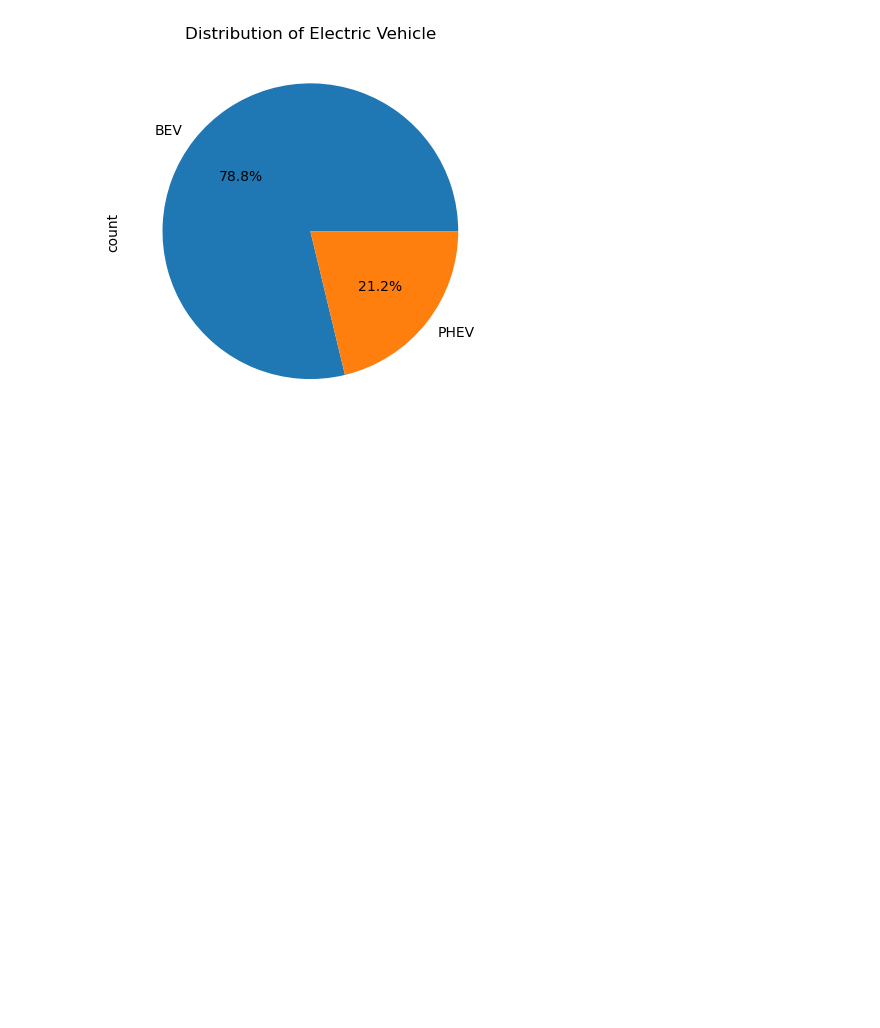
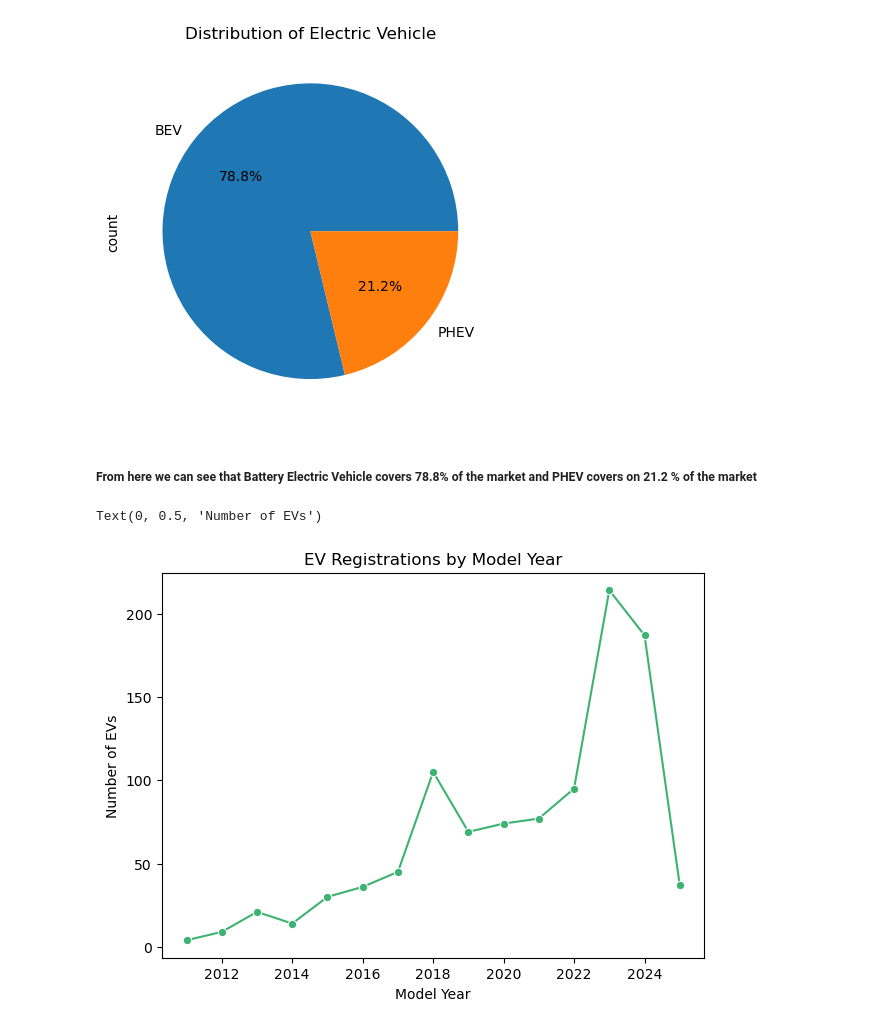
Before and after one commit to rahulbora-45/projectFirst, a Jupyter notebook: ProjectPython.ipynb, the cells around one changed output. Drawn from its saved outputs; the diff is of its cells as text; code cells hidden in the pictures; blank space fills up the shorter version.

Commit message:
Updated Visualization

```diff
--- a/ProjectPython.ipynb
+++ b/ProjectPython.ipynb
@@ -98,10 +99,10 @@ Electric Utility                                     0
 2020 Census Tract                                    0
 dtype: int64
 # %%
-df['Electric Range']=df['Electric Range'].fillna(df['Electric Range'].median())
-df['Base MSRP']=df['Base MSRP'].fillna(df['Base MSRP'].median())
-df.dropna(subset=['Legislative District'],inplace =True)
-df.dropna(subset=['Vehicle Location'],inplace=True)
+# df['Electric Range']=df['Electric Range'].fillna(df['Electric Range'].median())
+# df['Base MSRP']=df['Base MSRP'].fillna(df['Base MSRP'].median())
+# df.dropna(subset=['Legislative District'],inplace =True)
+# df.dropna(subset=['Vehicle Location'],inplace=True)
 # %%
 df.isnull().sum()
 # %% [output]
@@ -160,5 +163,16 @@ plt.title("Distribution of Electric Vehicle")
 # %% [output]
 Text(0.5, 1.0, 'Distribution of Electric Vehicle')
 [figure]
+# %% [markdown]
+##### From here we can see that Battery Electric Vehicle covers 78.8% of the market and PHEV covers on 21.2 % of the market
 # %%
-plt.show()
+# Group by Model Year and count
+model_year_counts = df.groupby('Model Year').size().reset_index(name='Count')
+plt.figure(figsize=(7, 5))
+sns.lineplot(data=model_year_counts, x='Model Year', y='Count', marker='o', color='mediumseagreen')
+plt.title('EV Registrations by Model Year')
+plt.xlabel('Model Year')
+plt.ylabel('Number of EVs')
+# %% [output]
+Text(0, 0.5, 'Number of EVs')
+[figure, added]
```
Also changed, not shown: parts of 9 cells of this notebook.
